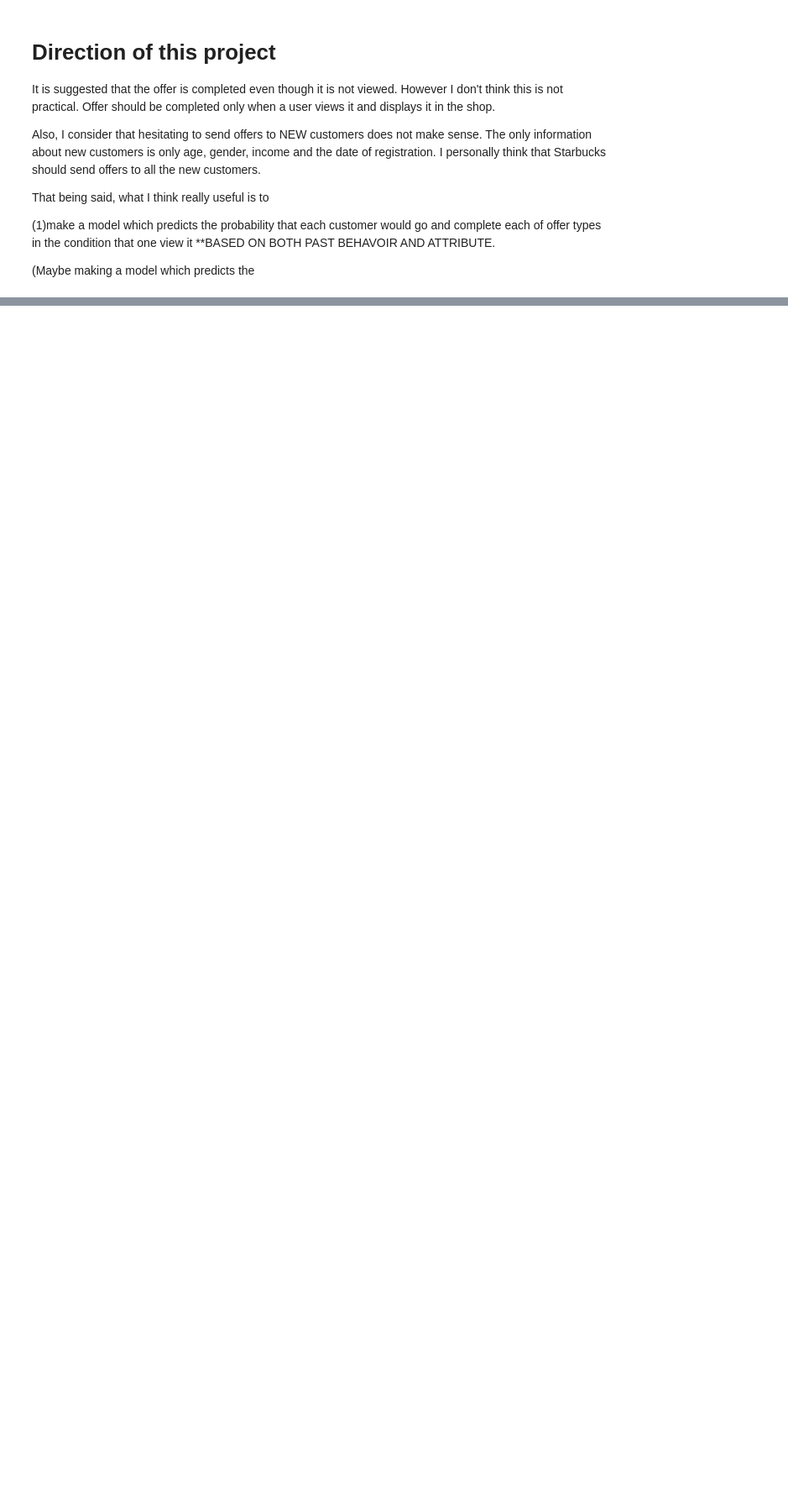
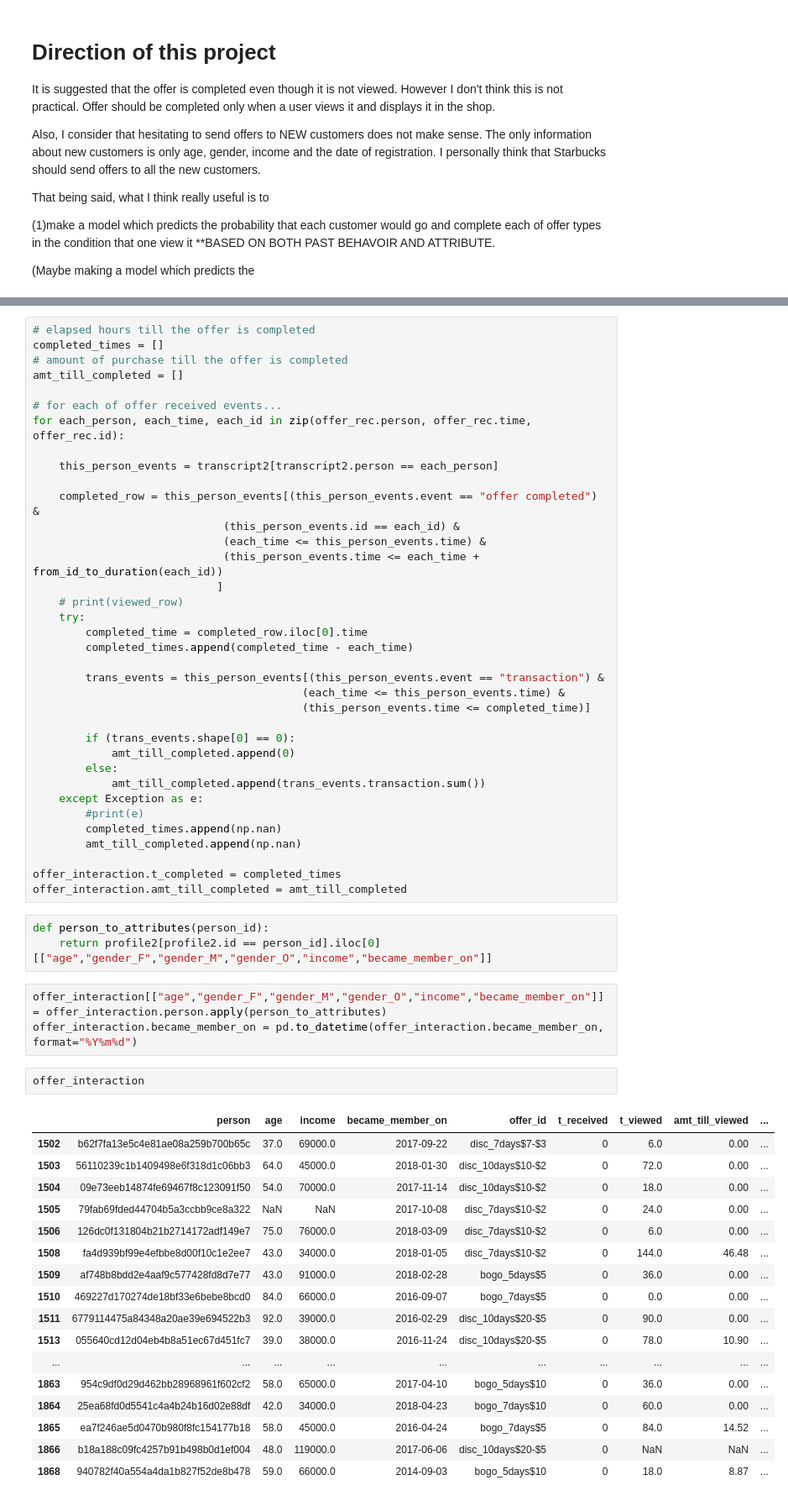
Before and after one commit to kudojp/StarBucksPromotionAnalysis, a Jupyter notebook: StarbucksPromotionAnalysis.ipynb, the cells around one changed output, grey strips where cells are left out. Shown at 84% size. Drawn from its saved outputs; the diff is of its cells as text; blank space fills up the shorter version.

```diff
--- a/StarbucksPromotionAnalysis.ipynb
+++ b/StarbucksPromotionAnalysis.ipynb
@@ -525,0 +646,62 @@ transcript2[transcript2.event == "offer viewed"]
+# %%
+# elapsed hours till the offer is completed
+completed_times = []
+# amount of purchase till the offer is completed
+amt_till_completed = []
+
+# for each of offer received events...
+for each_person, each_time, each_id in zip(offer_rec.person, offer_rec.time, offer_rec.id):
+
+    this_person_events = transcript2[transcript2.person == each_person]
+
+    completed_row = this_person_events[(this_person_events.event == "offer completed") &
+                             (this_person_events.id == each_id) &
+                             (each_time <= this_person_events.time) &
+                             (this_person_events.time <= each_time + from_id_to_duration(each_id))
+                            ]
+    # print(viewed_row)
+    try:
+        completed_time = completed_row.iloc[0].time
+        completed_times.append(completed_time - each_time)
+
+        trans_events = this_person_events[(this_person_events.event == "transaction") &
+                                         (each_time <= this_person_events.time) &
+                                         (this_person_events.time <= completed_time)]
+
+        if (trans_events.shape[0] == 0):
+            amt_till_completed.append(0)
+        else:
+            amt_till_completed.append(trans_events.transaction.sum())
+    except Exception as e:
+        #print(e)
+        completed_times.append(np.nan)
+        amt_till_completed.append(np.nan)
+
+offer_interaction.t_completed = completed_times
+offer_interaction.amt_till_completed = amt_till_completed
+# %%
+def person_to_attributes(person_id):
+    return profile2[profile2.id == person_id].iloc[0][["age","gender_F","gender_M","gender_O","income","became_member_on"]]
+# %%
+offer_interaction[["age","gender_F","gender_M","gender_O","income","became_member_on"]] = offer_interaction.person.apply(person_to_attributes)
+offer_interaction.became_member_on = pd.to_datetime(offer_interaction.became_member_on, format="%Y%m%d")
+# %%
+offer_interaction
+# %% [output]
+|  | person | age | income | became_member_on | offer_id | t_received | t_viewed | amt_till_viewed | ... |
+| 1502 | b62f7fa13e5c4e81ae08a259b700b65c | 37.0 | 69000.0 | 2017-09-22 | disc_7days$7-$3 | 0 | 6.0 | 0.00 | ... |
+| 1503 | 56110239c1b1409498e6f318d1c06bb3 | 64.0 | 45000.0 | 2018-01-30 | disc_10days$10-$2 | 0 | 72.0 | 0.00 | ... |
+| 1504 | 09e73eeb14874fe69467f8c123091f50 | 54.0 | 70000.0 | 2017-11-14 | disc_10days$10-$2 | 0 | 18.0 | 0.00 | ... |
+| 1505 | 79fab69fded44704b5a3ccbb9ce8a322 | NaN | NaN | 2017-10-08 | disc_7days$10-$2 | 0 | 24.0 | 0.00 | ... |
+| 1506 | 126dc0f131804b21b2714172adf149e7 | 75.0 | 76000.0 | 2018-03-09 | disc_7days$10-$2 | 0 | 6.0 | 0.00 | ... |
+| 1508 | fa4d939bf99e4efbbe8d00f10c1e2ee7 | 43.0 | 34000.0 | 2018-01-05 | disc_7days$10-$2 | 0 | 144.0 | 46.48 | ... |
+| 1509 | af748b8bdd2e4aaf9c577428fd8d7e77 | 43.0 | 91000.0 | 2018-02-28 | bogo_5days$5 | 0 | 36.0 | 0.00 | ... |
+| 1510 | 469227d170274de18bf33e6bebe8bcd0 | 84.0 | 66000.0 | 2016-09-07 | bogo_7days$5 | 0 | 0.0 | 0.00 | ... |
+| 1511 | 6779114475a84348a20ae39e694522b3 | 92.0 | 39000.0 | 2016-02-29 | disc_10days$20-$5 | 0 | 90.0 | 0.00 | ... |
+| 1513 | 055640cd12d04eb4b8a51ec67d451fc7 | 39.0 | 38000.0 | 2016-11-24 | disc_10days$20-$5 | 0 | 78.0 | 10.90 | ... |
+| ... | ... | ... | ... | ... | ... | ... | ... | ... | ... |
+| 1863 | 954c9df0d29d462bb28968961f602cf2 | 58.0 | 65000.0 | 2017-04-10 | bogo_5days$10 | 0 | 36.0 | 0.00 | ... |
+| 1864 | 25ea68fd0d5541c4a4b24b16d02e88df | 42.0 | 34000.0 | 2018-04-23 | bogo_7days$10 | 0 | 60.0 | 0.00 | ... |
+| 1865 | ea7f246ae5d0470b980f8fc154177b18 | 58.0 | 45000.0 | 2016-04-24 | bogo_7days$5 | 0 | 84.0 | 14.52 | ... |
+| 1866 | b18a188c09fc4257b91b498b0d1ef004 | 48.0 | 119000.0 | 2017-06-06 | disc_10days$20-$5 | 0 | NaN | NaN | ... |
+| 1868 | 940782f40a554a4da1b827f52de8b478 | 59.0 | 66000.0 | 2014-09-03 | bogo_5days$10 | 0 | 18.0 | 8.87 | ... |
```
Also changed, not shown: parts of 14 cells of this notebook.
